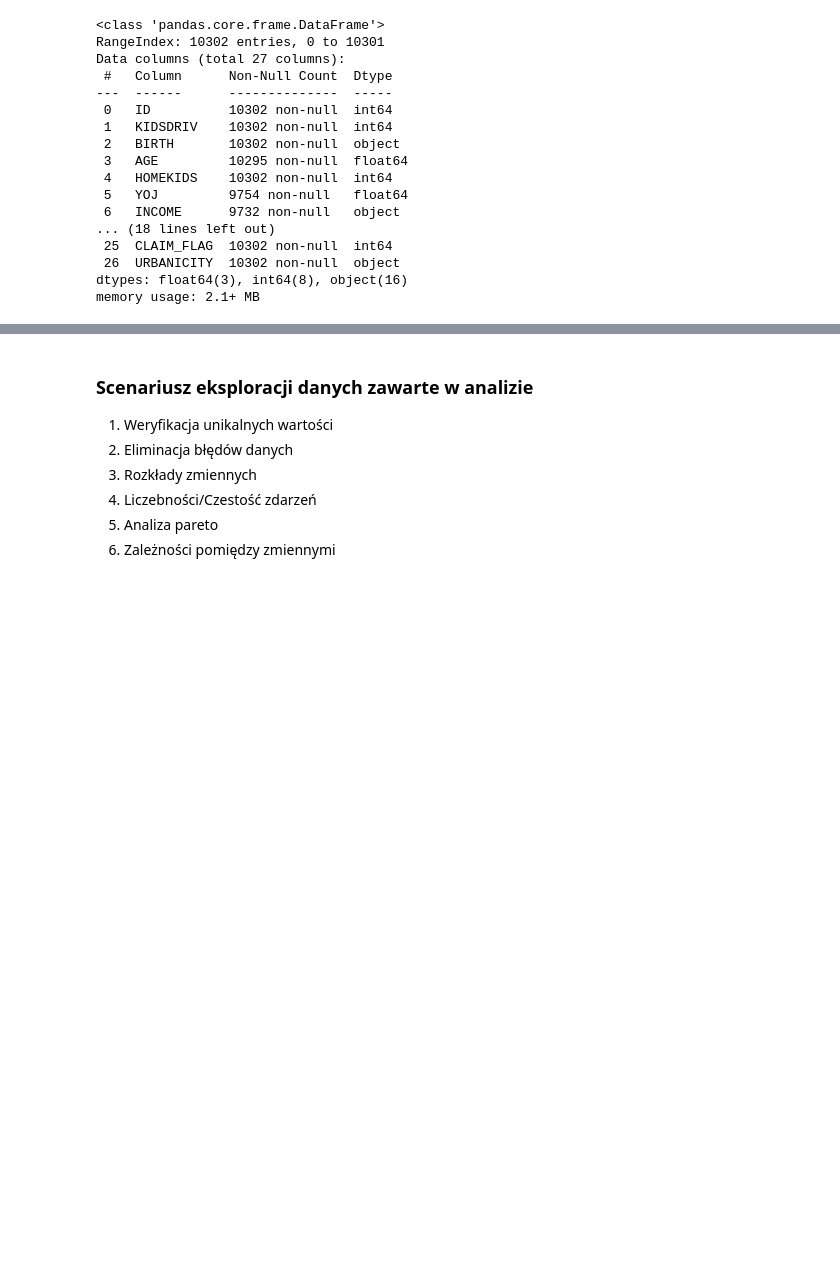
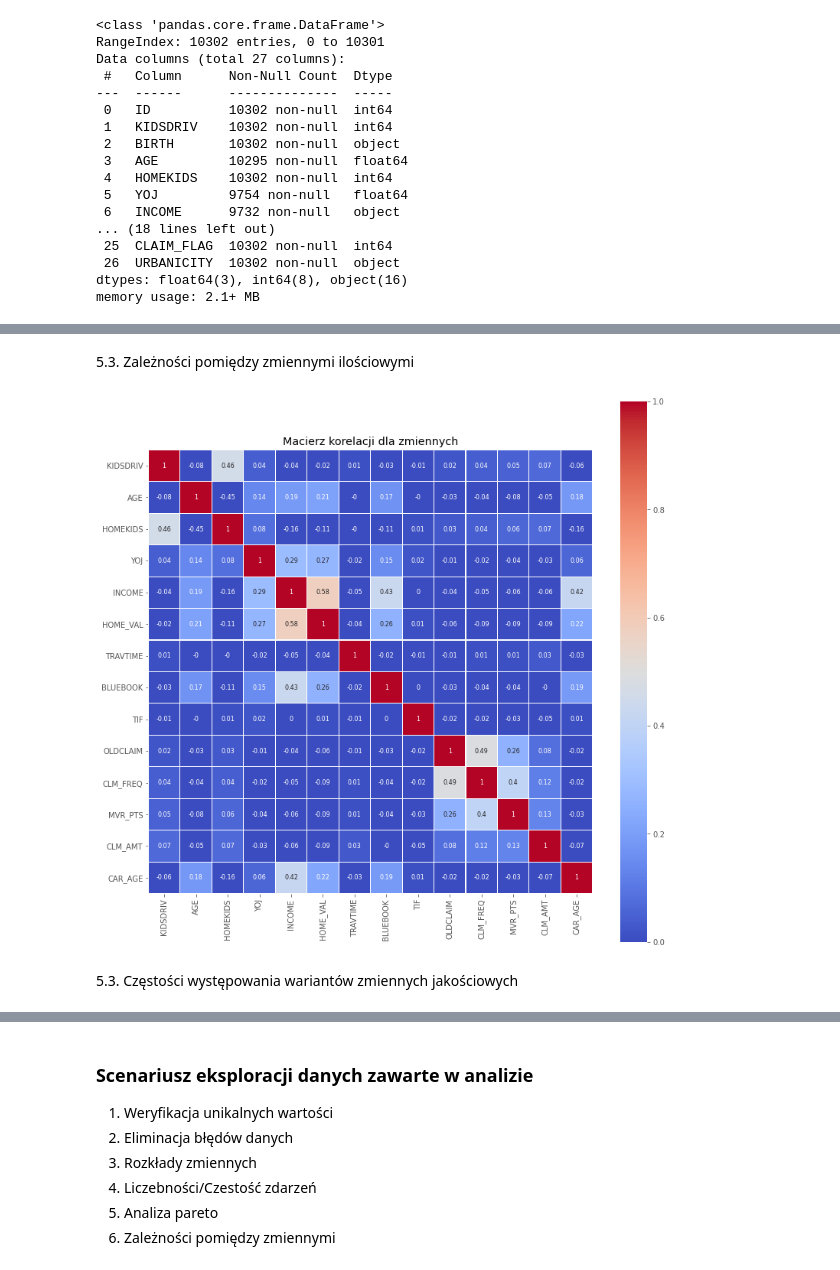
Before and after one commit to DominikMAI/Modele_Parametryczne, a Jupyter notebook: Eksploracja_danych.ipynb, the cells around one changed output, grey strips where cells are left out. Drawn from its saved outputs; the diff is of its cells as text; code cells hidden in the pictures; blank space fills up the shorter version.

```diff
--- a/Eksploracja_danych.ipynb
+++ b/Eksploracja_danych.ipynb
@@ -80,0 +439,19 @@ report
+# %% [markdown]
+5.3. Zależności pomiędzy zmiennymi ilościowymi
+# %%
+numeric_cols = []
+for c in df.columns[1:]:
+    if str(df.loc[:, c].dtype) not in ['category', 'bool']:
+        numeric_cols.append(c)
+
+
+fig=plt.figure(figsize = (13, 13))
+ax1 = fig.add_subplot(111)
+corr = df[numeric_cols].corr().round(2)
+sns.heatmap(corr, vmin = 0.0, vmax = 1, square=True, linewidths = 0.1, annot = True, annot_kws={"size" : 8}, cmap = "coolwarm")
+plt.title("Macierz korelacji dla zmiennych")
+plt.show()
+# %% [output]
+[figure, added]
+# %% [markdown]
+5.3. Częstości występowania wariantów zmiennych jakościowych
```
Also changed, not shown: parts of 80 cells of this notebook, 1 other file.
